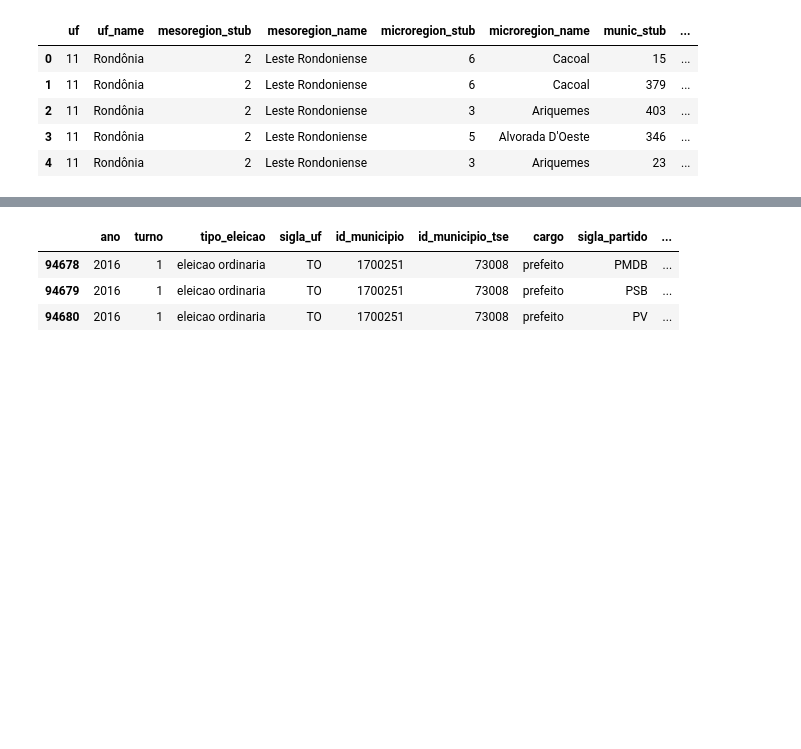
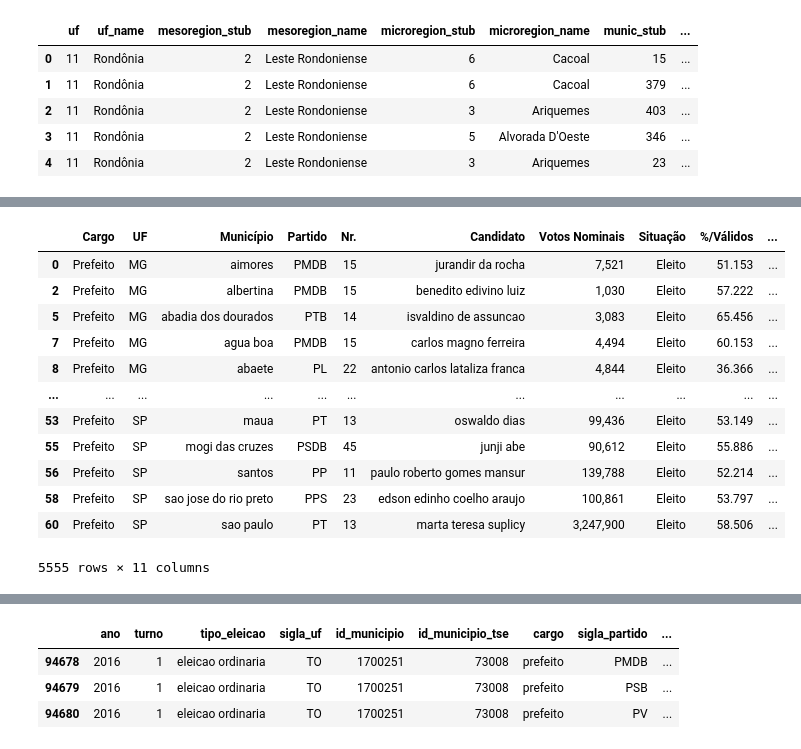
Before and after one commit to aulichney/Deforestation, a Jupyter notebook: CandPrefeitoDataProcessingNew.ipynb, the cells around one changed output, grey strips where cells are left out. Drawn from its saved outputs; the diff is of its cells as text; code cells hidden in the pictures; blank space fills up the shorter version.

```diff
--- a/CandPrefeitoDataProcessingNew.ipynb
+++ b/CandPrefeitoDataProcessingNew.ipynb
@@ -140,0 +160,16 @@ term_limited_2004 = pd.merge( winners_1996_subset, names_2002, how = 'inner', le
+# %%
+names_2002
+# %% [output]
+|  | Cargo | UF | Município | Partido | Nr. | Candidato | Votos Nominais | Situação | %/Válidos | ... |
+| 0 | Prefeito | MG | aimores | PMDB | 15 | jurandir da rocha | 7,521 | Eleito | 51.153 | ... |
+| 2 | Prefeito | MG | albertina | PMDB | 15 | benedito edivino luiz | 1,030 | Eleito | 57.222 | ... |
+| 5 | Prefeito | MG | abadia dos dourados | PTB | 14 | isvaldino de assuncao | 3,083 | Eleito | 65.456 | ... |
+| 7 | Prefeito | MG | agua boa | PMDB | 15 | carlos magno ferreira | 4,494 | Eleito | 60.153 | ... |
+| 8 | Prefeito | MG | abaete | PL | 22 | antonio carlos lataliza franca | 4,844 | Eleito | 36.366 | ... |
+| ... | ... | ... | ... | ... | ... | ... | ... | ... | ... | ... |
+| 53 | Prefeito | SP | maua | PT | 13 | oswaldo dias | 99,436 | Eleito | 53.149 | ... |
+| 55 | Prefeito | SP | mogi das cruzes | PSDB | 45 | junji abe | 90,612 | Eleito | 55.886 | ... |
+| 56 | Prefeito | SP | santos | PP | 11 | paulo roberto gomes mansur | 139,788 | Eleito | 52.214 | ... |
+| 58 | Prefeito | SP | sao jose do rio preto | PPS | 23 | edson edinho coelho araujo | 100,861 | Eleito | 53.797 | ... |
+| 60 | Prefeito | SP | sao paulo | PT | 13 | marta teresa suplicy | 3,247,900 | Eleito | 58.506 | ... |
+5555 rows × 11 columns
```
Also changed, not shown: parts of 16 cells of this notebook.
